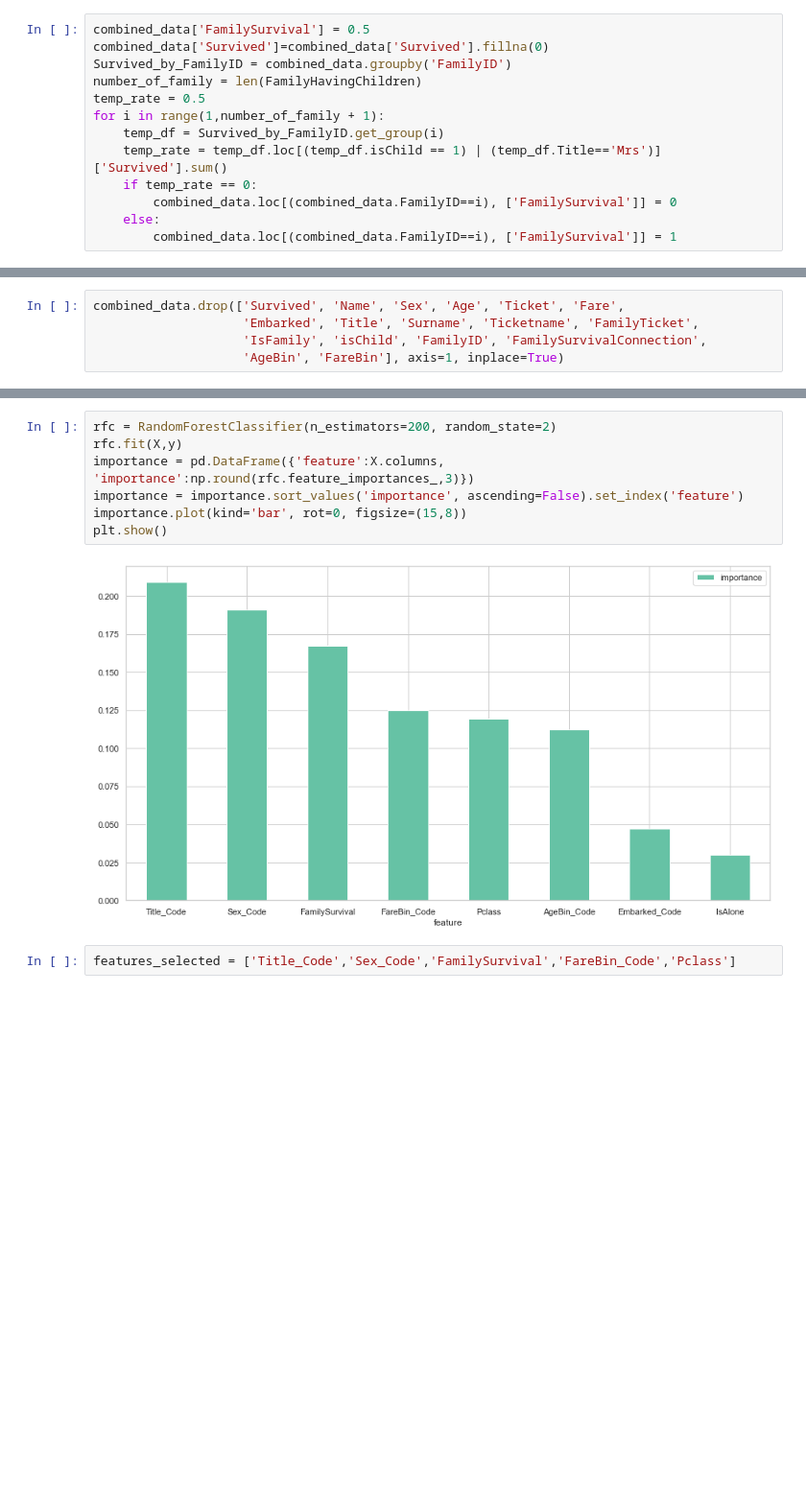
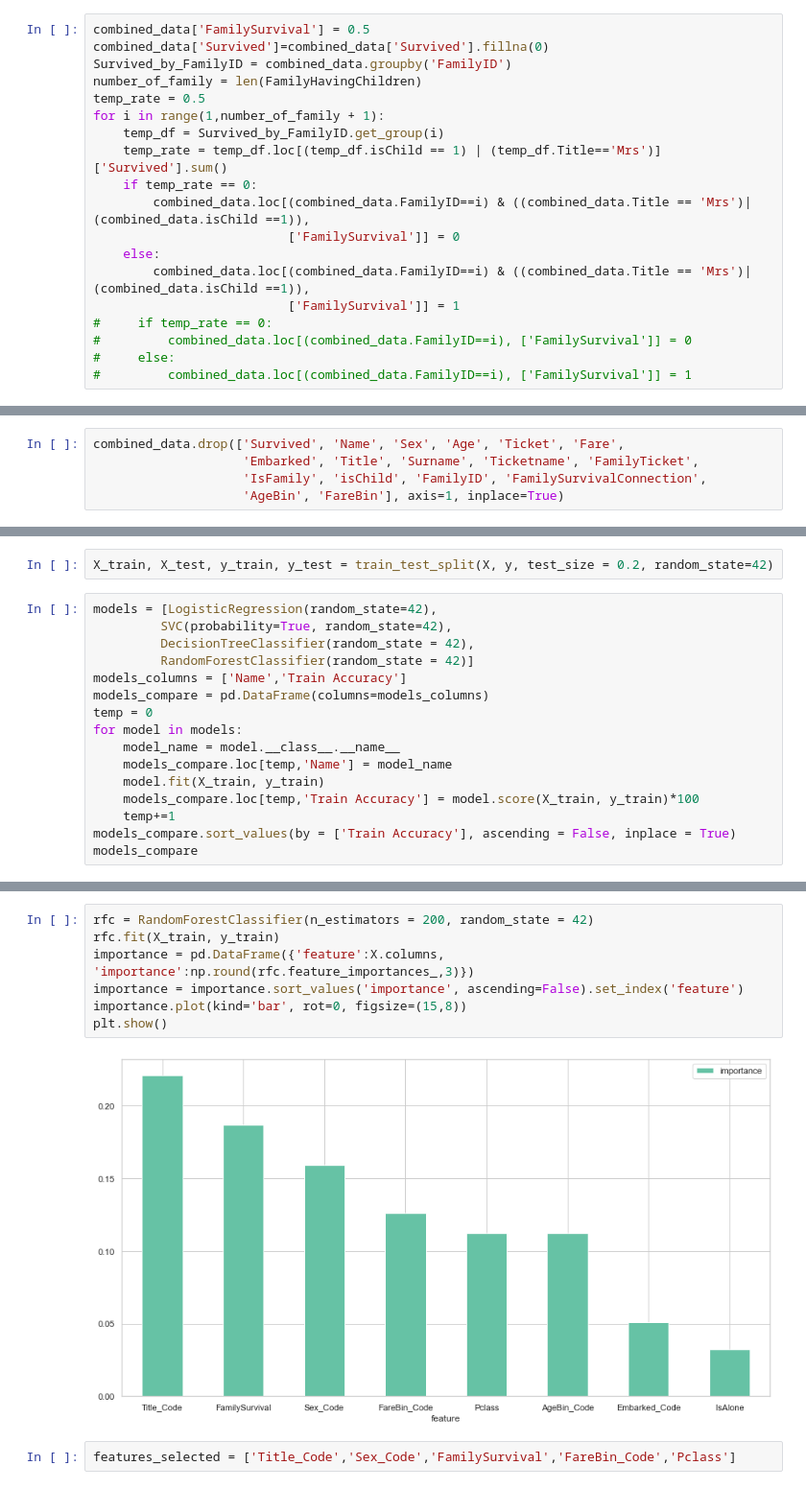
Before and after one commit to namnguyen0690/Titanic_Survival_Prediction, a Jupyter notebook: Titanic_Survival_Prediction.ipynb, the cells around one changed output, grey strips where cells are left out. Shown at 96% size. Saved outputs shown, nothing was run; the diff lists cells and outputs as text; blank space fills up the shorter version.

Commit message:
add Model Selection and Model Tuning

```diff
--- a/Titanic_Survival_Prediction.ipynb
+++ b/Titanic_Survival_Prediction.ipynb
@@ -436,9 +437,15 @@ for i in range(1,number_of_family + 1):
     temp_df = Survived_by_FamilyID.get_group(i)
     temp_rate = temp_df.loc[(temp_df.isChild == 1) | (temp_df.Title=='Mrs')]['Survived'].sum()
     if temp_rate == 0:
-        combined_data.loc[(combined_data.FamilyID==i), ['FamilySurvival']] = 0
+        combined_data.loc[(combined_data.FamilyID==i) & ((combined_data.Title == 'Mrs')|(combined_data.isChild ==1)),
+                          ['FamilySurvival']] = 0
     else:
-        combined_data.loc[(combined_data.FamilyID==i), ['FamilySurvival']] = 1
+        combined_data.loc[(combined_data.FamilyID==i) & ((combined_data.Title == 'Mrs')|(combined_data.isChild ==1)),
+                          ['FamilySurvival']] = 1
+#     if temp_rate == 0:
+#         combined_data.loc[(combined_data.FamilyID==i), ['FamilySurvival']] = 0
+#     else:
+#         combined_data.loc[(combined_data.FamilyID==i), ['FamilySurvival']] = 1
 # %% [markdown]
 ## 5. Converting data format
 # %%
@@ -484,3 +492,21 @@ X_test shape: (418, 8)
 Index(['Pclass', 'IsAlone', 'FamilySurvival', 'AgeBin_Code', 'FareBin_Code',
        'Title_Code', 'Sex_Code', 'Embarked_Code'],
       dtype='object')
+# %%
+X_train, X_test, y_train, y_test = train_test_split(X, y, test_size = 0.2, random_state=42)
+# %%
+models = [LogisticRegression(random_state=42),
+         SVC(probability=True, random_state=42),
+         DecisionTreeClassifier(random_state = 42),
+         RandomForestClassifier(random_state = 42)]
+models_columns = ['Name','Train Accuracy']
+models_compare = pd.DataFrame(columns=models_columns)
+temp = 0
+for model in models:
+    model_name = model.__class__.__name__
+    models_compare.loc[temp,'Name'] = model_name
+    model.fit(X_train, y_train)
+    models_compare.loc[temp,'Train Accuracy'] = model.score(X_train, y_train)*100
+    temp+=1
+models_compare.sort_values(by = ['Train Accuracy'], ascending = False, inplace = True)
+models_compare
@@ -487,11 +540,11 @@ Index(['Pclass', 'IsAlone', 'FamilySurvival', 'AgeBin_Code', 'FareBin_Code',
 # %%
-rfc = RandomForestClassifier(n_estimators=200, random_state=2)
-rfc.fit(X,y)
+rfc = RandomForestClassifier(n_estimators = 200, random_state = 42)
+rfc.fit(X_train, y_train)
 importance = pd.DataFrame({'feature':X.columns, 'importance':np.round(rfc.feature_importances_,3)})
 importance = importance.sort_values('importance', ascending=False).set_index('feature')
 importance.plot(kind='bar', rot=0, figsize=(15,8))
 plt.show()
 # %% [output]
-[figure, old version]
+[figure, new version]
 # %%
 features_selected = ['Title_Code','Sex_Code','FamilySurvival','FareBin_Code','Pclass']
```
Also changed, not shown: parts of 16 cells of this notebook.
